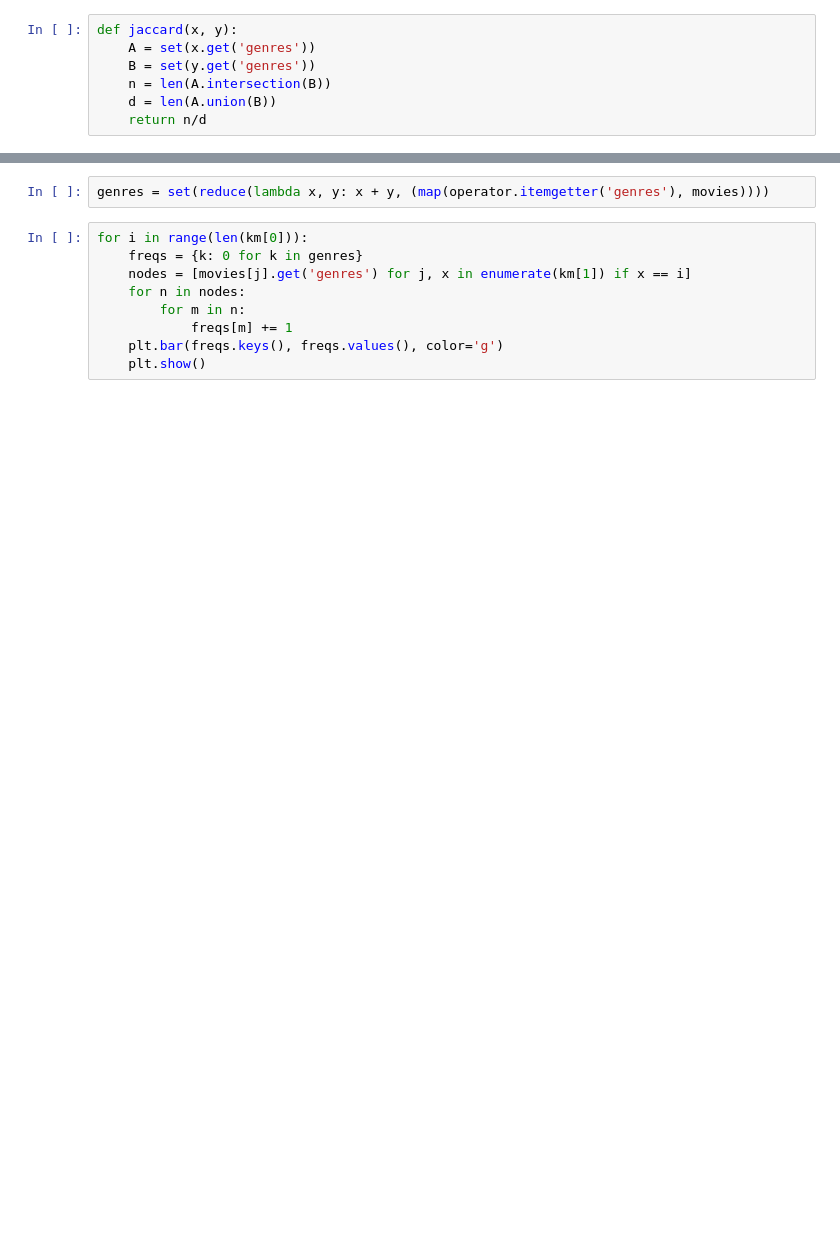
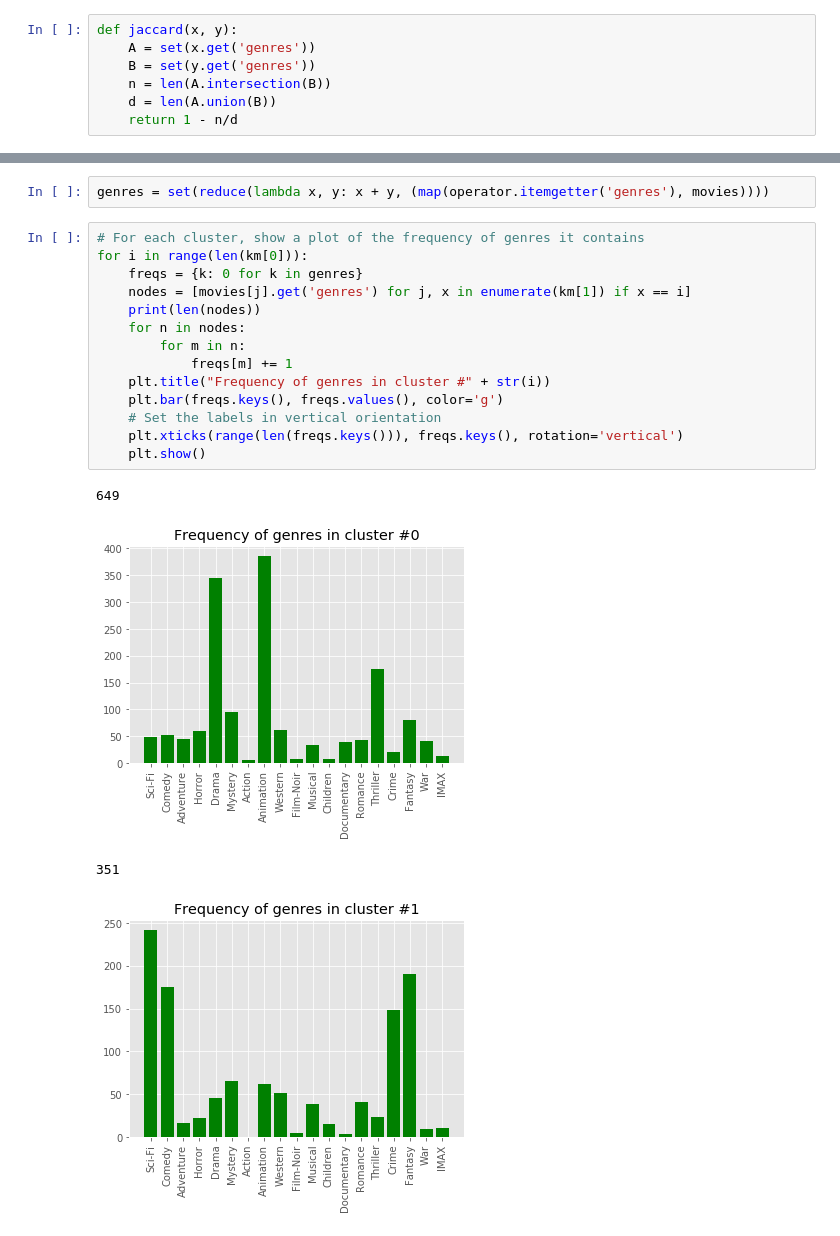
Before and after one commit to pauarge/InternetAnalytics, a Jupyter notebook: ix-lab3/lab3-cluster.ipynb, the cells around one changed output, grey strips where cells are left out. Cells and saved outputs as stored; diff of their text form; blank space fills up the shorter version.

```diff
--- a/ix-lab3/lab3-cluster.ipynb
+++ b/ix-lab3/lab3-cluster.ipynb
@@ -104,7 +125,7 @@ def jaccard(x, y):
     B = set(y.get('genres'))
     n = len(A.intersection(B))
     d = len(A.union(B))
-    return n/d
+    return 1 - n/d
 # %%
 def kmedioids(X, d, k):
     m = [random.choice(X) for _ in range(k)]
@@ -141,11 +169,21 @@ km = kmedioids(movies, jaccard, 2)
 # %%
 genres = set(reduce(lambda x, y: x + y, (map(operator.itemgetter('genres'), movies))))
 # %%
+# For each cluster, show a plot of the frequency of genres it contains
 for i in range(len(km[0])):
     freqs = {k: 0 for k in genres}
     nodes = [movies[j].get('genres') for j, x in enumerate(km[1]) if x == i]
+    print(len(nodes))
     for n in nodes:
         for m in n:
             freqs[m] += 1
+    plt.title("Frequency of genres in cluster #" + str(i))
     plt.bar(freqs.keys(), freqs.values(), color='g')
+    # Set the labels in vertical orientation
+    plt.xticks(range(len(freqs.keys())), freqs.keys(), rotation='vertical')
     plt.show()
+# %% [output]
+649
+[figure, added]
+351
+[figure, added]
```
Also changed, not shown: parts of 16 cells of this notebook, 4 other files.
